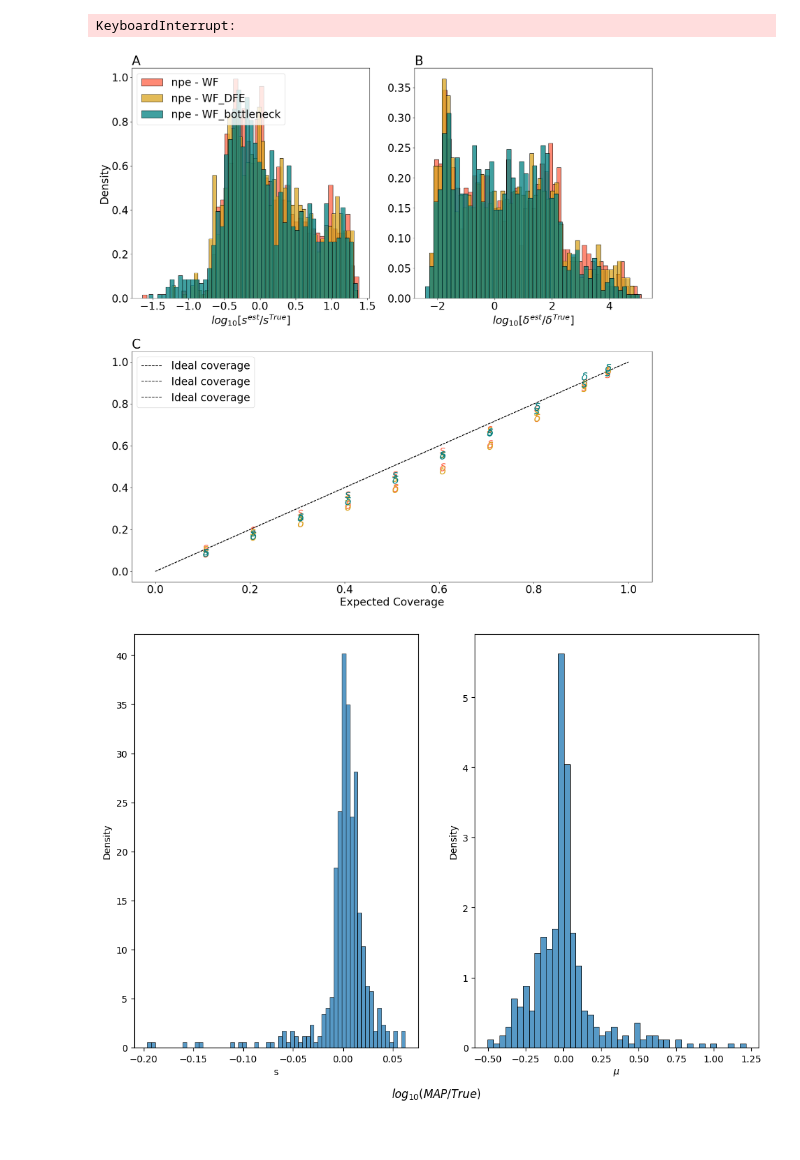
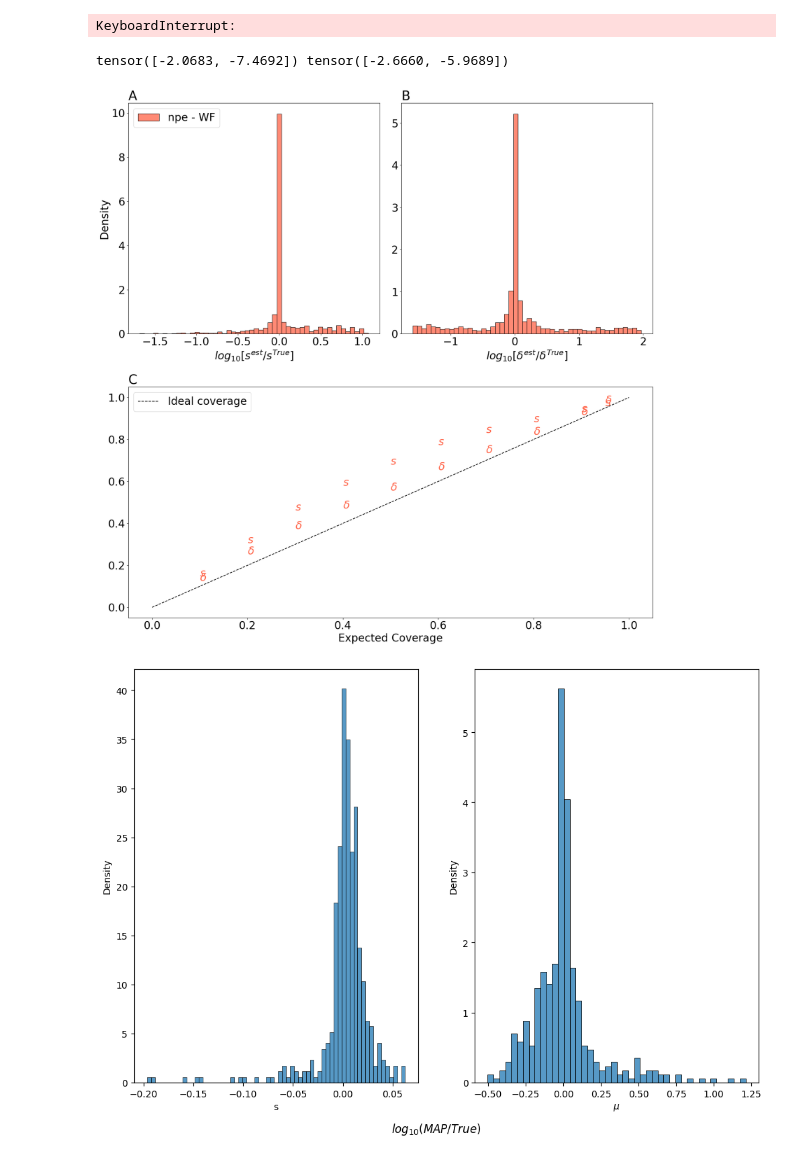
Before and after one commit to nadavbennun1/wf_ext, a Jupyter notebook: test_results.ipynb, the cells around one changed output. Saved outputs shown, nothing was run; the diff lists cells and outputs as text; code cells hidden in the pictures.

```diff
--- a/test_results.ipynb
+++ b/test_results.ipynb
@@ -92,37 +92,39 @@ def plot_results(model, architecture, color, fig, ax):
 
     samples = torch.load(f'test_sims/samples_{model}_{architecture}.pt')
     thetas = torch.load(f'test_sims/test_theta_{model}.pt')
+    print(samples[:,0].mean(0), thetas[0])
     posterior = pickle.load(open(f'posteriors/posterior_{architecture}.pkl', 'rb'))
 
     accs = accuracy(samples, thetas)
 
 
     plot_accuracy(axx, accs, color=color, label=f'{architecture} - {model}')
     conf_levels=[0.1*i for i in range(1,10)] +[0.95]
     covs = coverage_old(samples, thetas, conf_levels)
     params =  ['$s$', '$δ$']
     for i in range(len(params)):
         for j in range(len(covs)):
             ax['C'].text(conf_levels[j], covs[j,i], params[i], color=color)
 
     ax['A'].legend(loc='upper left')
     ax['C'].legend()
     ax['C'].set_ylabel('')
     ax['B'].set_ylabel('')
 
     return
 
 mosaic = '''AB
             CC
             '''
 fig, ax = plt.subplot_mosaic(mosaic,figsize=(18,18), tight_layout=True)
 
 plot_results('WF', 'npe', 'tomato', fig, ax)
-plot_results('WF_DFE', 'npe', 'goldenrod', fig, ax)
-plot_results('WF_bottleneck', 'npe', 'teal', fig, ax)
+# plot_results('WF_DFE', 'npe', 'goldenrod', fig, ax)
+# plot_results('WF_bottleneck', 'npe', 'teal', fig, ax)
 # plot_results('WF', 'npe', 'tomato')
 # %% [output]
+tensor([-2.0683, -7.4692]) tensor([-2.6660, -5.9689])
-[figure, old version]
+[figure, new version]
 # %%
 def plot_test_results(test_results):
     fig, ax = plt.subplots(1,2, figsize=(12,8))
```
Also changed, not shown: 9 other files.
